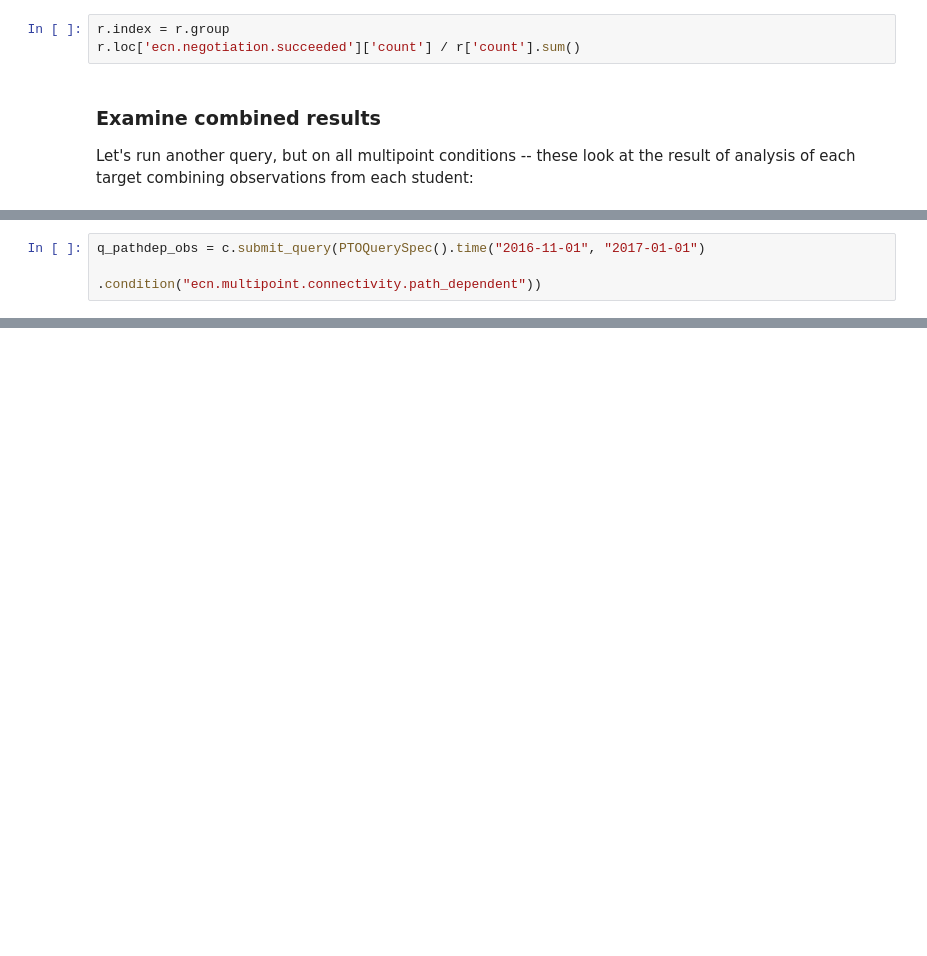
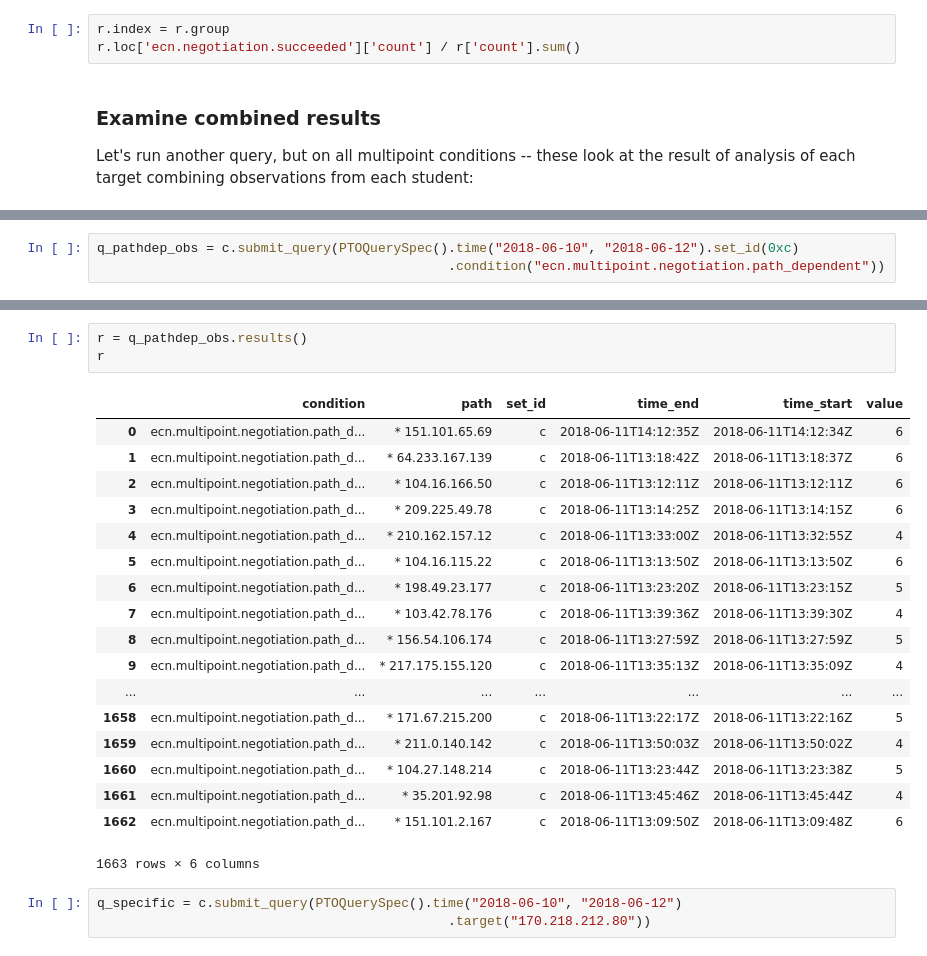
Before and after one commit to mami-project/roadshows, a Jupyter notebook: mami-summer-school/notebooks/PTO_Queries.ipynb, the cells around one changed output, grey strips where cells are left out. Cells and saved outputs as stored; diff of their text form; blank space fills up the shorter version.

```diff
--- a/mami-summer-school/notebooks/PTO_Queries.ipynb
+++ b/mami-summer-school/notebooks/PTO_Queries.ipynb
@@ -100,5 +151,5 @@ r
 # %%
-q_pathdep_obs = c.submit_query(PTOQuerySpec().time("2016-11-01", "2017-01-01")
-                                             .condition("ecn.multipoint.connectivity.path_dependent"))
+q_pathdep_obs = c.submit_query(PTOQuerySpec().time("2018-06-10", "2018-06-12").set_id(0xc)
+                                             .condition("ecn.multipoint.negotiation.path_dependent"))
 # %%
 pprint(q_pathdep_obs.metadata(reload=True))
@@ -104,0 +165,25 @@ pprint(q_pathdep_obs.metadata(reload=True))
+# %%
+r = q_pathdep_obs.results()
+r
+# %% [output]
+|  | condition | path | set_id | time_end | time_start | value |
+| 0 | ecn.multipoint.negotiation.path_d... | * 151.101.65.69 | c | 2018-06-11T14:12:35Z | 2018-06-11T14:12:34Z | 6 |
+| 1 | ecn.multipoint.negotiation.path_d... | * 64.233.167.139 | c | 2018-06-11T13:18:42Z | 2018-06-11T13:18:37Z | 6 |
+| 2 | ecn.multipoint.negotiation.path_d... | * 104.16.166.50 | c | 2018-06-11T13:12:11Z | 2018-06-11T13:12:11Z | 6 |
+| 3 | ecn.multipoint.negotiation.path_d... | * 209.225.49.78 | c | 2018-06-11T13:14:25Z | 2018-06-11T13:14:15Z | 6 |
+| 4 | ecn.multipoint.negotiation.path_d... | * 210.162.157.12 | c | 2018-06-11T13:33:00Z | 2018-06-11T13:32:55Z | 4 |
+| 5 | ecn.multipoint.negotiation.path_d... | * 104.16.115.22 | c | 2018-06-11T13:13:50Z | 2018-06-11T13:13:50Z | 6 |
+| 6 | ecn.multipoint.negotiation.path_d... | * 198.49.23.177 | c | 2018-06-11T13:23:20Z | 2018-06-11T13:23:15Z | 5 |
+| 7 | ecn.multipoint.negotiation.path_d... | * 103.42.78.176 | c | 2018-06-11T13:39:36Z | 2018-06-11T13:39:30Z | 4 |
+| 8 | ecn.multipoint.negotiation.path_d... | * 156.54.106.174 | c | 2018-06-11T13:27:59Z | 2018-06-11T13:27:59Z | 5 |
+| 9 | ecn.multipoint.negotiation.path_d... | * 217.175.155.120 | c | 2018-06-11T13:35:13Z | 2018-06-11T13:35:09Z | 4 |
+| ... | ... | ... | ... | ... | ... | ... |
+| 1658 | ecn.multipoint.negotiation.path_d... | * 171.67.215.200 | c | 2018-06-11T13:22:17Z | 2018-06-11T13:22:16Z | 5 |
+| 1659 | ecn.multipoint.negotiation.path_d... | * 211.0.140.142 | c | 2018-06-11T13:50:03Z | 2018-06-11T13:50:02Z | 4 |
+| 1660 | ecn.multipoint.negotiation.path_d... | * 104.27.148.214 | c | 2018-06-11T13:23:44Z | 2018-06-11T13:23:38Z | 5 |
+| 1661 | ecn.multipoint.negotiation.path_d... | * 35.201.92.98 | c | 2018-06-11T13:45:46Z | 2018-06-11T13:45:44Z | 4 |
+| 1662 | ecn.multipoint.negotiation.path_d... | * 151.101.2.167 | c | 2018-06-11T13:09:50Z | 2018-06-11T13:09:48Z | 6 |
+1663 rows × 6 columns
+# %%
+q_specific = c.submit_query(PTOQuerySpec().time("2018-06-10", "2018-06-12")
+                                             .target("170.218.212.80"))
```
Also changed, not shown: parts of 11 cells of this notebook, 4 other files.
